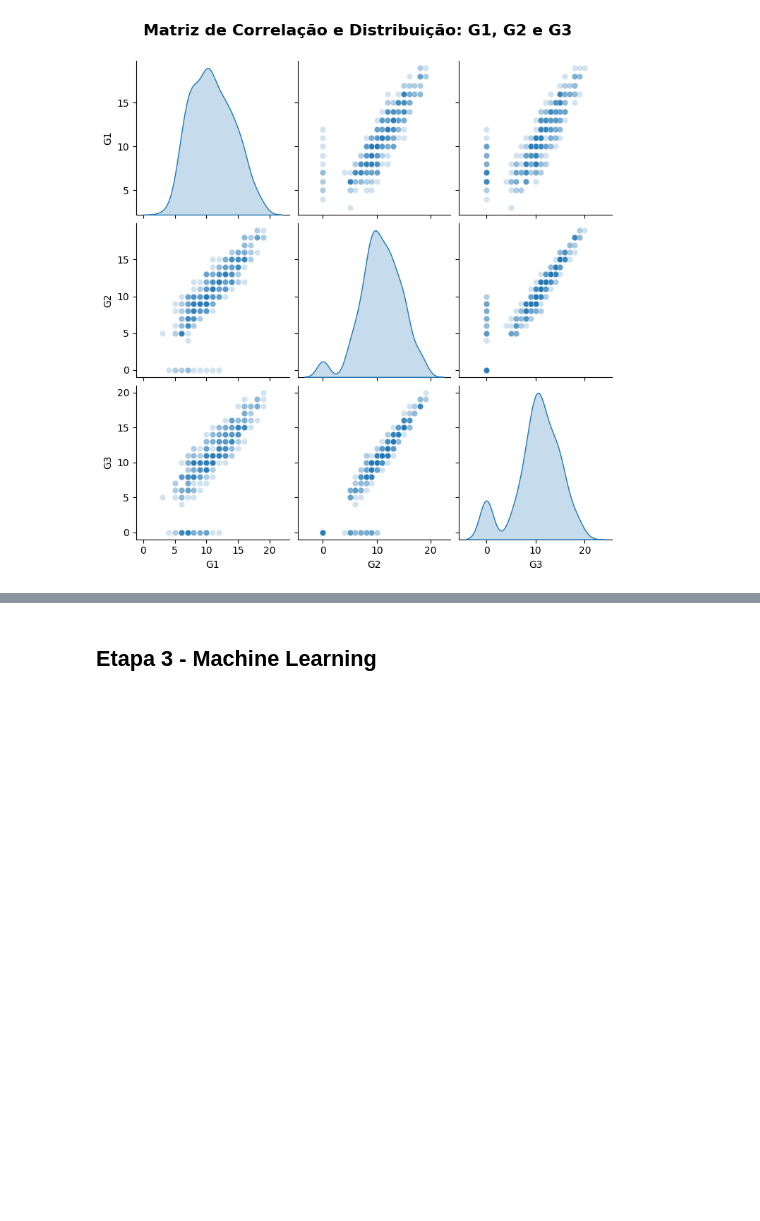
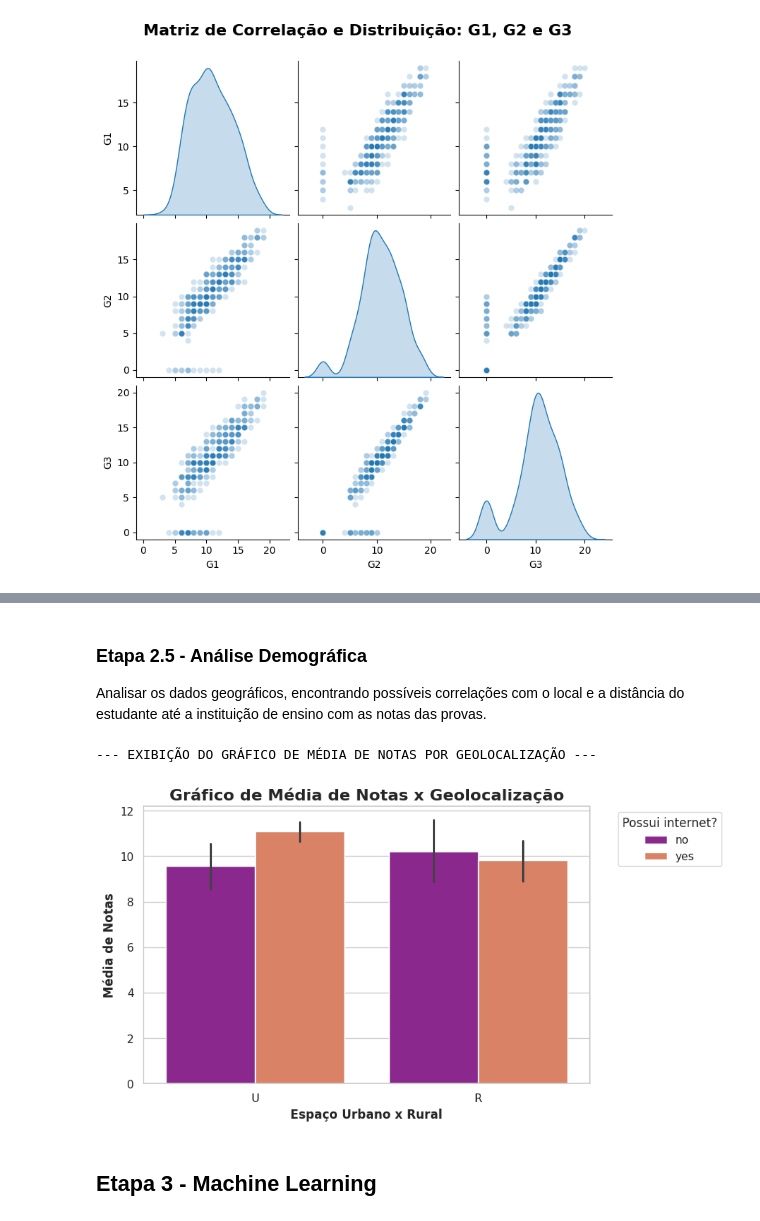
Before and after one commit to felipekenjidev/performance-estudantes, a Jupyter notebook: miniprojetods_performance_estudantes.ipynb, the cells around one changed output, grey strips where cells are left out. Drawn from its saved outputs; the diff is of its cells as text; code cells hidden in the pictures; blank space fills up the shorter version.

```diff
--- a/miniprojetods_performance_estudantes.ipynb
+++ b/miniprojetods_performance_estudantes.ipynb
@@ -789,3 +921,21 @@ fig.show()
+# %% [markdown]
+### **Etapa 2.5 - Análise Demográfica**
+
+Analisar os dados geográficos, encontrando possíveis correlações com o local e a distância do estudante até a instituição de ensino com as notas das provas.
+# %%
+# Gerar Gráfico de Média de Notas por Profissão
+print('\n--- EXIBIÇÃO DO GRÁFICO DE MÉDIA DE NOTAS POR GEOLOCALIZAÇÃO ---')
+plt.figure(figsize=(8, 5))
+sns.barplot(data=df, x='address', y='average', hue='internet', palette='plasma')
+
+plt.legend(title='Possui internet?', bbox_to_anchor=(1.05, 1), loc='upper left')
+plt.title('Gráfico de Média de Notas x Geolocalização', fontsize=16, fontweight='bold')
+plt.xlabel('Espaço Urbano x Rural', fontsize=12, fontweight='bold')
+plt.ylabel('Média de Notas', fontsize=12, fontweight='bold')
+plt.show()
+# %% [output]
+--- EXIBIÇÃO DO GRÁFICO DE MÉDIA DE NOTAS POR GEOLOCALIZAÇÃO ---
+[figure, added]
 # %% [markdown]
 ## **Etapa 3 - Machine Learning**
 # %% [markdown]
```
Also changed, not shown: parts of 8 cells of this notebook.
